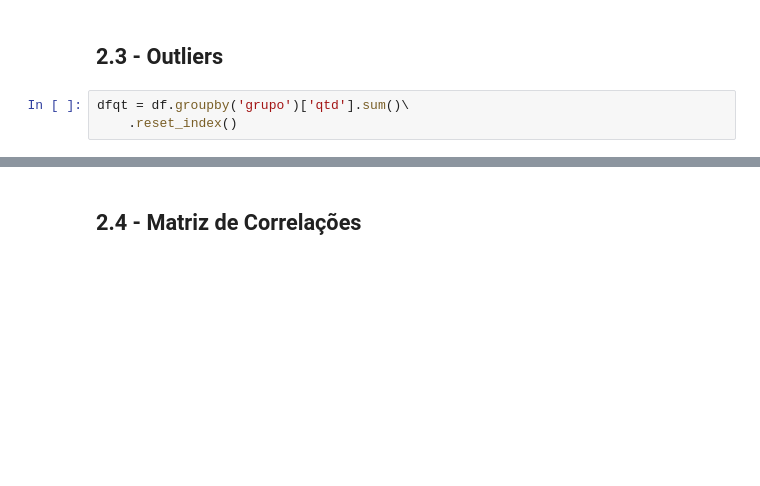
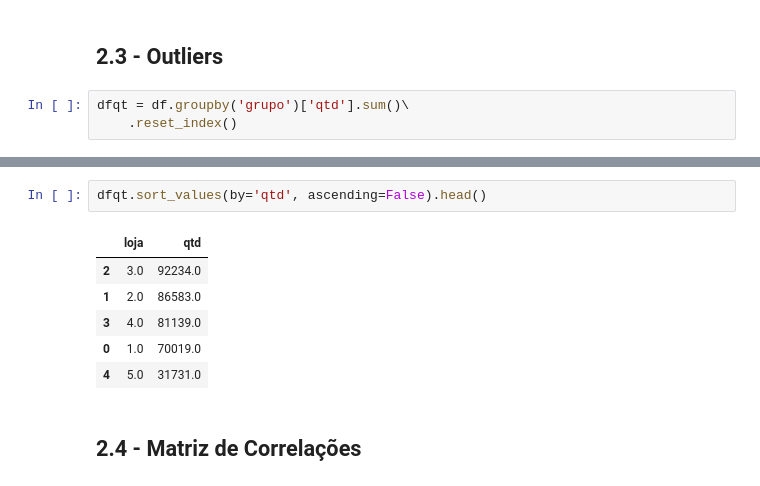
Before and after one commit to caiocolares/modelos_machine_learning, a Jupyter notebook: 2_analise_exploratoria_dos_dados.ipynb, the cells around one changed output, grey strips where cells are left out. Saved outputs shown, nothing was run; the diff lists cells and outputs as text; blank space fills up the shorter version.

```diff
--- a/2_analise_exploratoria_dos_dados.ipynb
+++ b/2_analise_exploratoria_dos_dados.ipynb
@@ -110,3 +124,12 @@ Text(0.5, 1.0, 'Pouca ocorrencia de outliers')
+# %%
+dfqt.sort_values(by='qtd', ascending=False).head()
+# %% [output]
+|  | loja | qtd |
+| 2 | 3.0 | 92234.0 |
+| 1 | 2.0 | 86583.0 |
+| 3 | 4.0 | 81139.0 |
+| 0 | 1.0 | 70019.0 |
+| 4 | 5.0 | 31731.0 |
 # %% [markdown]
 ## 2.4 - Matriz de Correlações
 # %%
```
Also changed, not shown: parts of 9 cells of this notebook, 2 other files.
